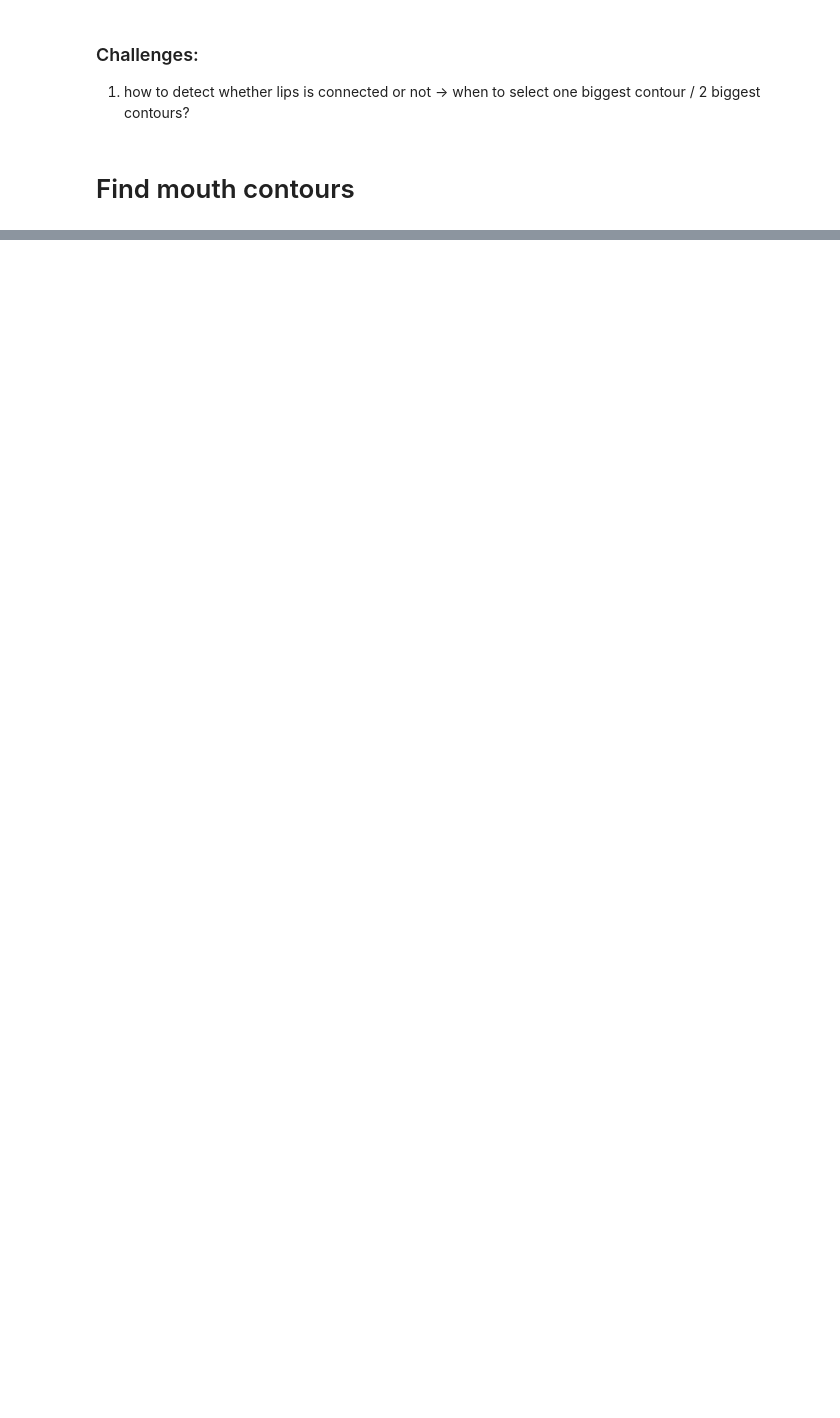
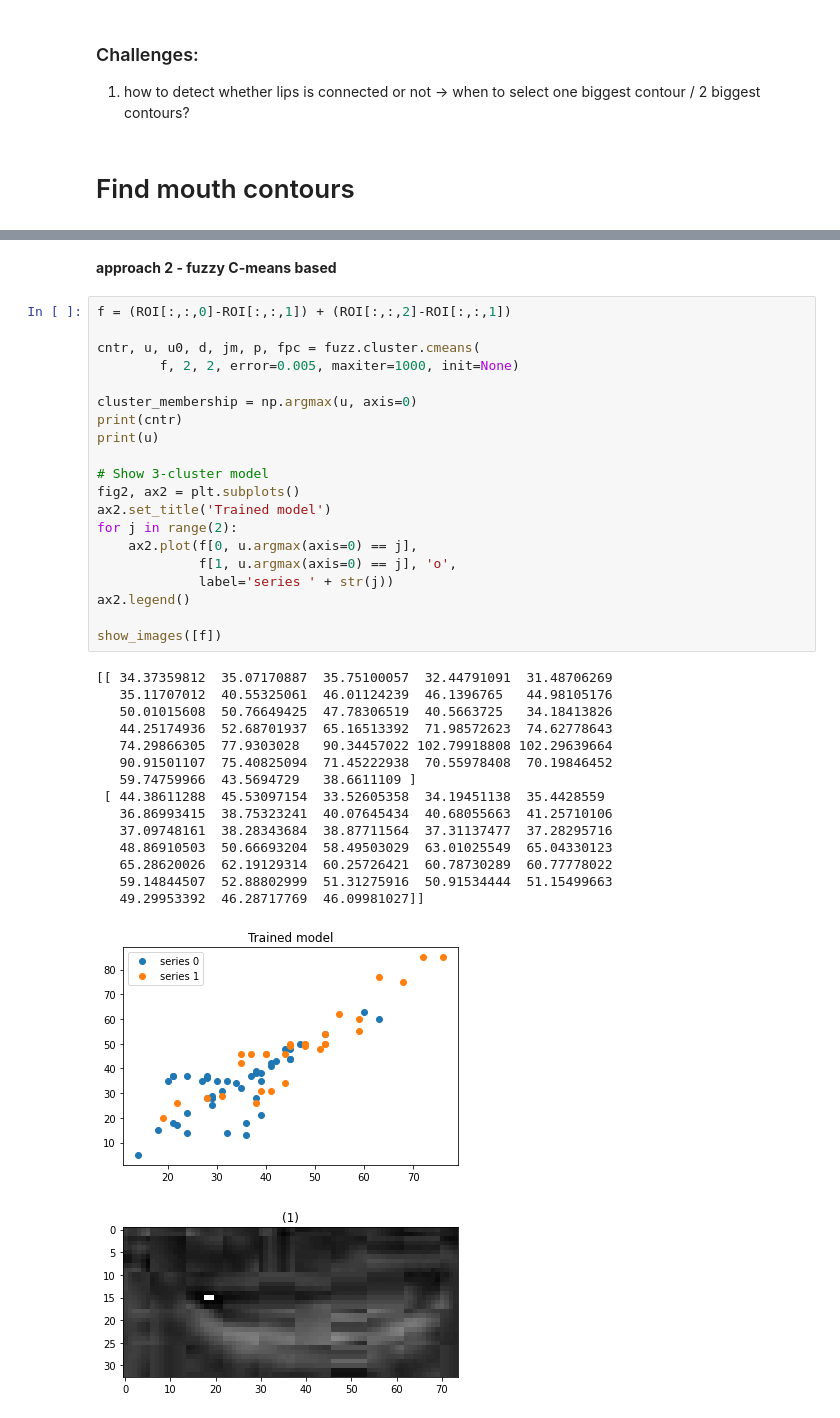
Before and after one commit to LoayMoh99/My_Social_Eye, a Jupyter notebook: Speaker_Detection/mouth_detection/MouthDetection.ipynb, the cells around one changed output, grey strips where cells are left out. Cells and saved outputs as stored; diff of their text form; blank space fills up the shorter version.

Commit message:
3 different approaches for lip contour detection

```diff
--- a/Speaker_Detection/mouth_detection/MouthDetection.ipynb
+++ b/Speaker_Detection/mouth_detection/MouthDetection.ipynb
@@ -282 +280,40 @@ Threshold [35]
 [figure]
+# %% [markdown]
+**approach 2 - fuzzy C-means based**
+# %%
+f = (ROI[:,:,0]-ROI[:,:,1]) + (ROI[:,:,2]-ROI[:,:,1])
+
+cntr, u, u0, d, jm, p, fpc = fuzz.cluster.cmeans(
+        f, 2, 2, error=0.005, maxiter=1000, init=None)
+
+cluster_membership = np.argmax(u, axis=0)
+print(cntr)
+print(u)
+
+# Show 3-cluster model
+fig2, ax2 = plt.subplots()
+ax2.set_title('Trained model')
+for j in range(2):
+    ax2.plot(f[0, u.argmax(axis=0) == j],
+             f[1, u.argmax(axis=0) == j], 'o',
+             label='series ' + str(j))
+ax2.legend()
+
+show_images([f])
+# %% [output]
+[[ 34.37359812  35.07170887  35.75100057  32.44791091  31.48706269
+   35.11707012  40.55325061  46.01124239  46.1396765   44.98105176
+   50.01015608  50.76649425  47.78306519  40.5663725   34.18413826
+   44.25174936  52.68701937  65.16513392  71.98572623  74.62778643
+   74.29866305  77.9303028   90.34457022 102.79918808 102.29639664
+   90.91501107  75.40825094  71.45222938  70.55978408  70.19846452
+   59.74759966  43.5694729   38.6611109 ]
+ [ 44.38611288  45.53097154  33.52605358  34.19451138  35.4428559
+   36.86993415  38.75323241  40.07645434  40.68055663  41.25710106
+   37.09748161  38.28343684  38.87711564  37.31137477  37.28295716
+   48.86910503  50.66693204  58.49503029  63.01025549  65.04330123
+   65.28620026  62.19129314  60.25726421  60.78730289  60.77778022
+   59.14844507  52.88802999  51.31275916  50.91534444  51.15499663
+   49.29953392  46.28717769  46.09981027]]
+[figure, added]
+[figure, added]
```
Also changed, not shown: parts of 15 cells of this notebook.
